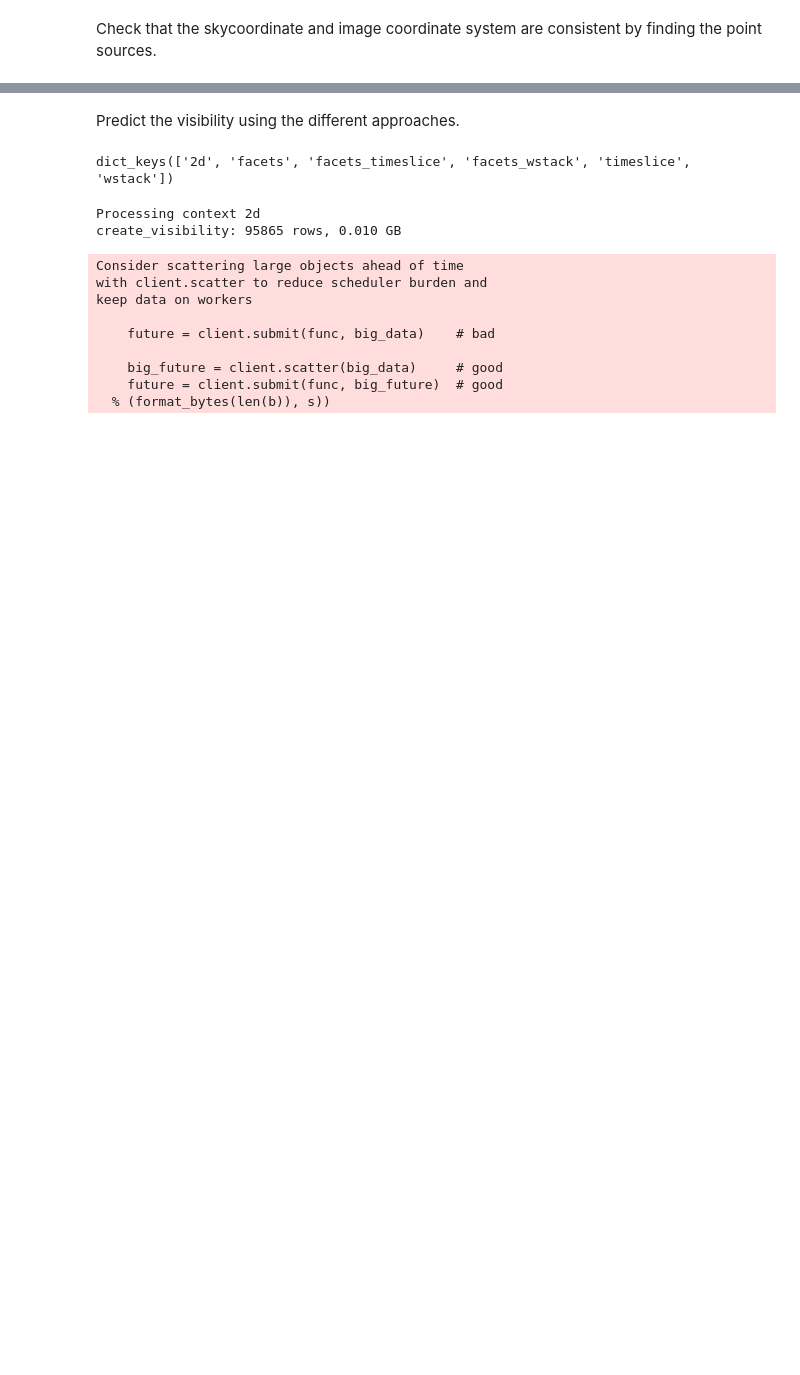
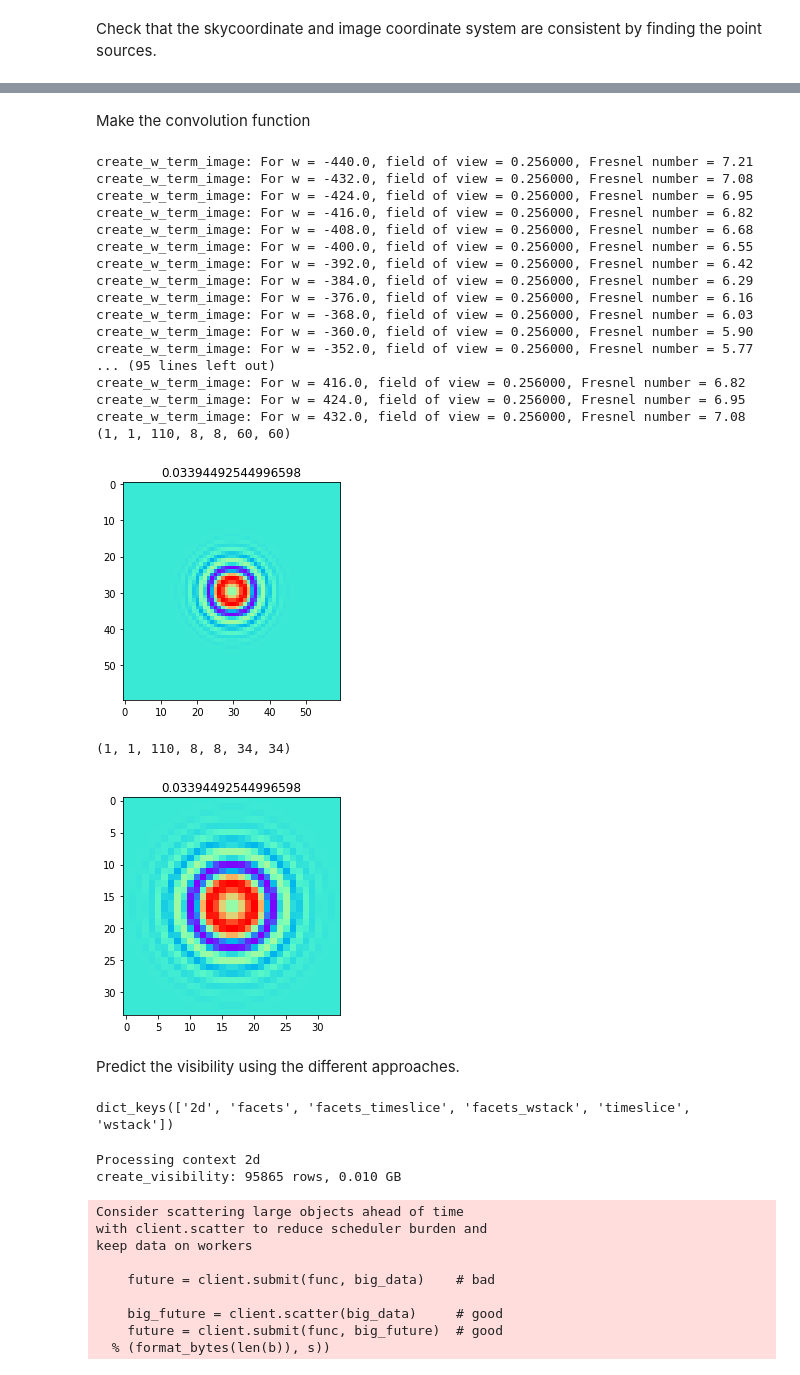
Before and after one commit to SKA-ScienceDataProcessor/algorithm-reference-library, a Jupyter notebook: workflows/notebooks/imaging-fits_arlexecute.ipynb, the cells around one changed output, grey strips where cells are left out. Cells and saved outputs as stored; diff of their text form; code cells hidden in the pictures; blank space fills up the shorter version.

```diff
--- a/workflows/notebooks/imaging-fits_arlexecute.ipynb
+++ b/workflows/notebooks/imaging-fits_arlexecute.ipynb
@@ -175,3 +178,50 @@ find_skycomponents: Identified 36 segments
+# %% [markdown]
+Make the convolution function
+# %%
+from wrappers.arlexecute.convolution_function.kernels import create_awterm_convolutionfunction
+from wrappers.arlexecute.convolution_function.operations import apply_bounding_box_convolutionfunction
+
+wstep = 8.0
+nw = int(1.1 * 800/wstep)
+
+gcf, cf = create_awterm_convolutionfunction(model, nw=110, wstep=8, oversampling=8,
+                                                    support=60,
+                                                    use_aaf=True)
+
+print(cf.data.shape)
+plt.clf()
+plt.imshow(numpy.real(cf.data[0,0,0,0,0,:,:]))
+plt.title(str(numpy.max(numpy.abs(cf.data[0,0,0,0,0,:,:]))))
+plt.show()
+
+cf_clipped = apply_bounding_box_convolutionfunction(cf, fractional_level=1e-3)
+print(cf_clipped.data.shape)
+
+plt.clf()
+plt.imshow(numpy.real(cf_clipped.data[0,0,0,0,0,:,:]))
+plt.title(str(numpy.max(numpy.abs(cf_clipped.data[0,0,0,0,0,:,:]))))
+plt.show()
+# %% [output]
+create_w_term_image: For w = -440.0, field of view = 0.256000, Fresnel number = 7.21
+create_w_term_image: For w = -432.0, field of view = 0.256000, Fresnel number = 7.08
+create_w_term_image: For w = -424.0, field of view = 0.256000, Fresnel number = 6.95
+create_w_term_image: For w = -416.0, field of view = 0.256000, Fresnel number = 6.82
+create_w_term_image: For w = -408.0, field of view = 0.256000, Fresnel number = 6.68
+create_w_term_image: For w = -400.0, field of view = 0.256000, Fresnel number = 6.55
+create_w_term_image: For w = -392.0, field of view = 0.256000, Fresnel number = 6.42
+create_w_term_image: For w = -384.0, field of view = 0.256000, Fresnel number = 6.29
+create_w_term_image: For w = -376.0, field of view = 0.256000, Fresnel number = 6.16
+create_w_term_image: For w = -368.0, field of view = 0.256000, Fresnel number = 6.03
+create_w_term_image: For w = -360.0, field of view = 0.256000, Fresnel number = 5.90
+create_w_term_image: For w = -352.0, field of view = 0.256000, Fresnel number = 5.77
+... (95 lines left out)
+create_w_term_image: For w = 416.0, field of view = 0.256000, Fresnel number = 6.82
+create_w_term_image: For w = 424.0, field of view = 0.256000, Fresnel number = 6.95
+create_w_term_image: For w = 432.0, field of view = 0.256000, Fresnel number = 7.08
+(1, 1, 110, 8, 8, 60, 60)
+[figure, added]
+(1, 1, 110, 8, 8, 34, 34)
+[figure, added]
 # %% [markdown]
 Predict the visibility using the different approaches.
 # %%
```
Also changed, not shown: parts of 6 cells of this notebook, 3 other files.
